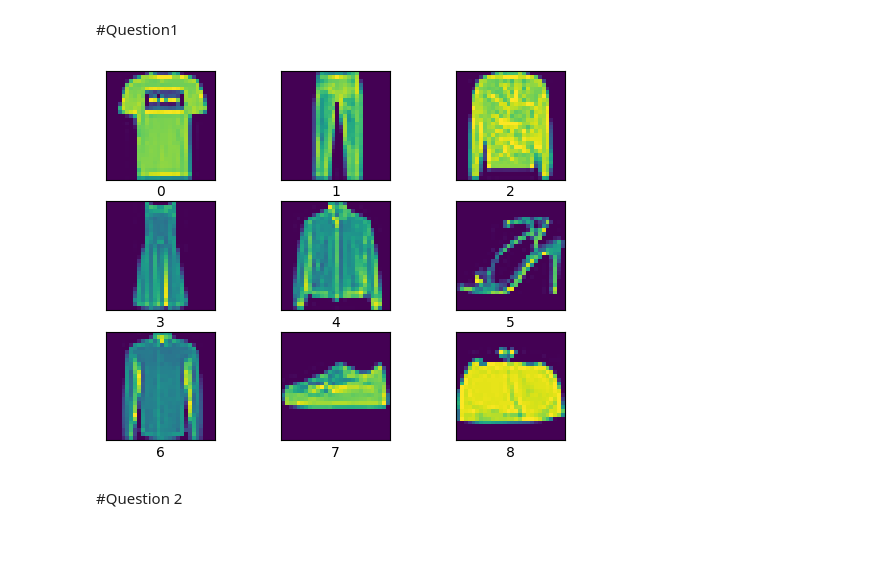
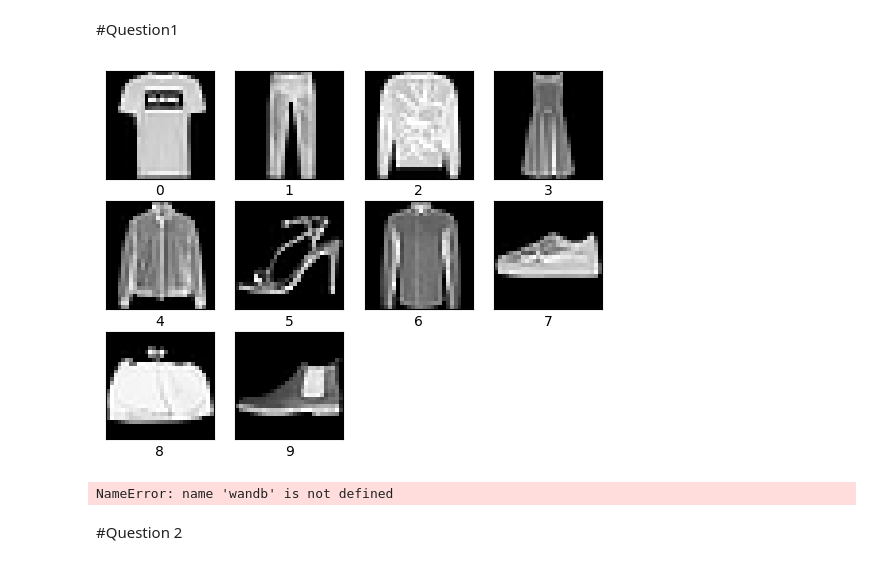
Before and after one commit to parthasarathi1234/DL_assignment_1, a Jupyter notebook: DL_assignment1.ipynb, the cells around one changed output. Saved outputs shown, nothing was run; the diff lists cells and outputs as text; code cells hidden in the pictures.

```diff
--- a/DL_assignment1.ipynb
+++ b/DL_assignment1.ipynb
@@ -25,20 +27,21 @@ Downloading data from https://storage.googleapis.com/tensorflow/tf-keras-dataset
 # %%
 n=0
 i=0
-while(n!=9):
+while(n!=10):
   if(y_train[i]==n):
-    plt.subplot(3,3,n+1)
-    n=n+1
-
+    plt.subplot(3,4,n+1)
+    plt.gray()
     plt.xticks([])
     plt.yticks([])
     plt.imshow(x_train[i])
     plt.xlabel(y_train[i])
+    n=n+1
   i=i+1
-
 plt.show()
+wandb.log({'plt':plt})
 # %% [output]
-[figure, old version]
+[figure, new version]
+NameError: name 'wandb' is not defined
 # %% [markdown]
 #Question 2
 # %% [markdown]
```
Also changed, not shown: parts of 27 cells of this notebook.
